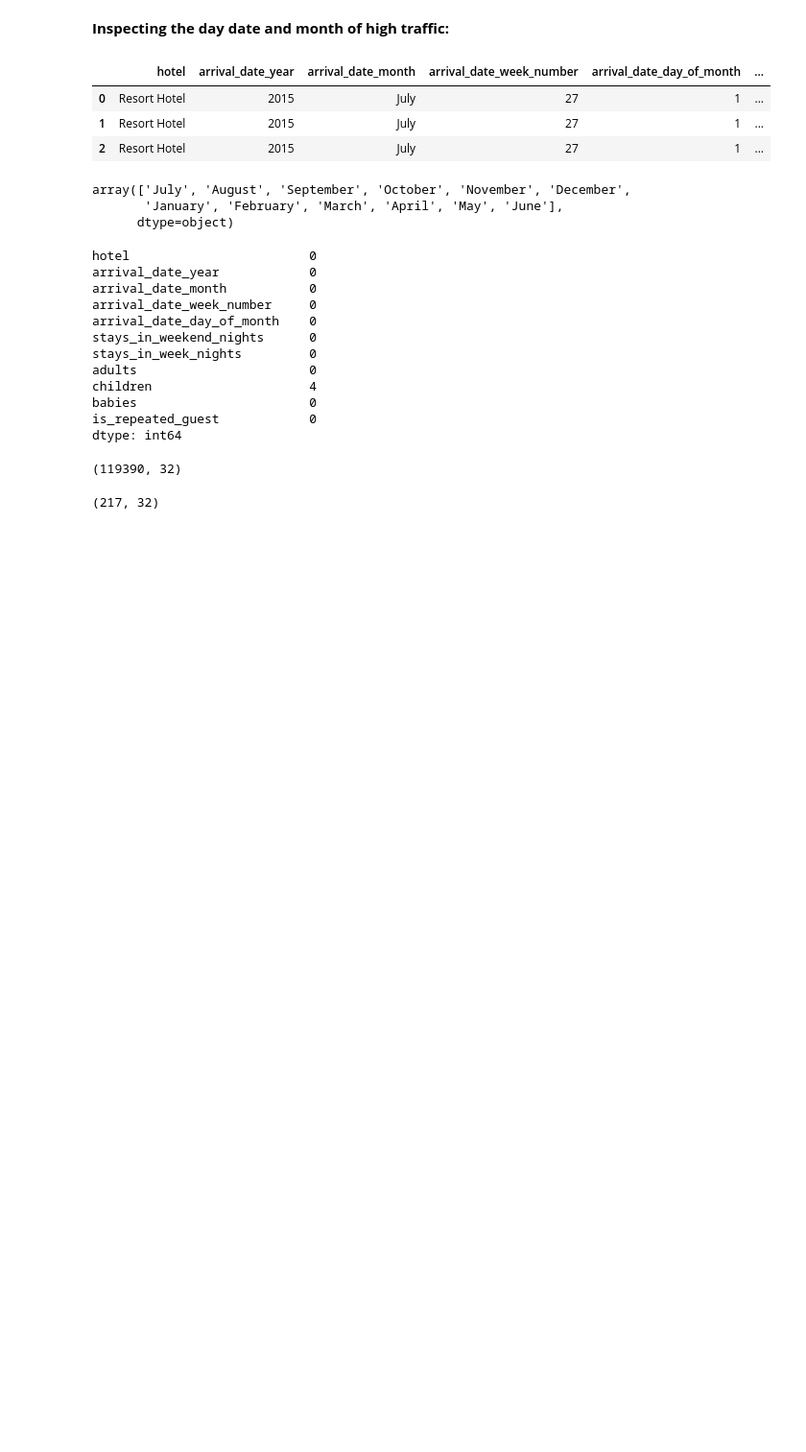
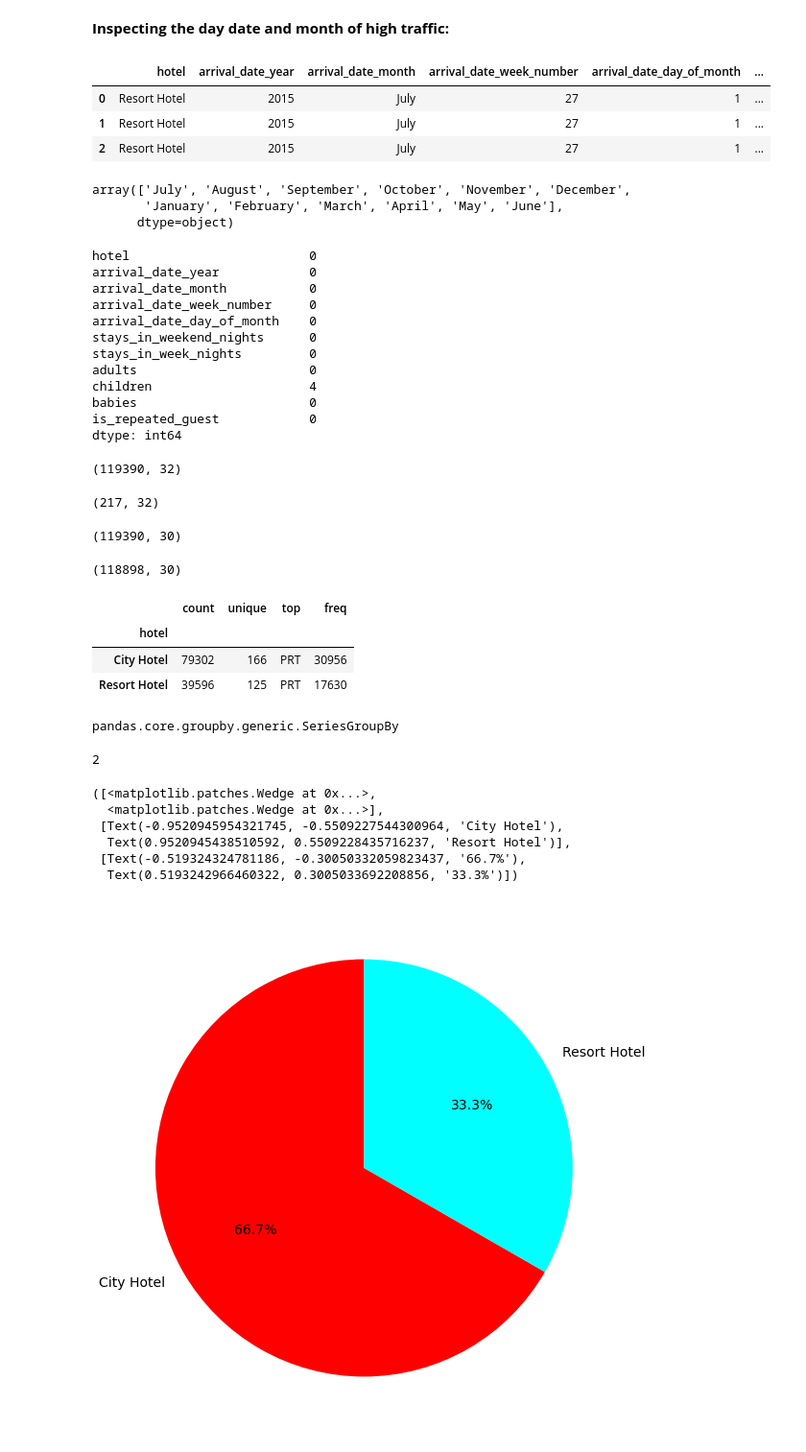
Before and after one commit to V-dit/EDA-hotel-booking-analysis, a Jupyter notebook: Hotel_Booking_Analysis_Capstone_Project.ipynb, the cells around one changed output. Shown at 96% size. Saved outputs shown, nothing was run; the diff lists cells and outputs as text; code cells hidden in the pictures; blank space fills up the shorter version.

```diff
--- a/Hotel_Booking_Analysis_Capstone_Project.ipynb
+++ b/Hotel_Booking_Analysis_Capstone_Project.ipynb
@@ -212,3 +212,53 @@ df_nonull.isna().sum()
 df_nonull.shape
 # %% [output]
 (217, 32)
+# %%
+# The above code seems to reduce the data to just (217,32). Hence, need to change the approach.
+# Let us first drop the columns with the maximum number of nan values., i.e. agent and company.
+df_nonull = hotel_df.copy()
+df_nonull = df_nonull.drop(['agent', 'company'], axis = 1)
+df_nonull.isna().sum() # The column country still contains 488 null values hence need to drop those rows.
+df_nonull.shape # The shape of (119390,30) is retained
+# %% [output]
+(119390, 30)
+# %%
+# Dropping the 488 rows containing NaN values in the 'country' column.
+df_nonull = df_nonull.dropna()
+df_nonull.shape
+# From this it came to my notice that 4 additional rows got deleted. This is because the column children contained 4 NaN values.
+# %% [output]
+(118898, 30)
+# %%
+# Now, let us continue with the task.
+# 1. Need to groupby the data wrt to hotel and country.
+hotel_country = df_nonull.groupby(['hotel'])['country']
+hotel_country.describe()
+# %% [output]
+|  | count | unique | top | freq |
+| hotel |  |  |  |  |
+| City Hotel | 79302 | 166 | PRT | 30956 |
+| Resort Hotel | 39596 | 125 | PRT | 17630 |
+# %%
+type(hotel_country)
+# %% [output]
+pandas.core.groupby.generic.SeriesGroupBy
+# %%
+len(hotel_country)
+# %% [output]
+2
+# %%
+# Plotting the data in pie chart as the bar chart doesn't quite well represent this.
+plt.rcParams['figure.figsize'] = 10,10
+labels = df_nonull['hotel'].value_counts().index.tolist()
+sizes = df_nonull['hotel'].value_counts().tolist()
+# explode = (0, 0.01)
+colors = ['red','cyan']
+plt.pie(sizes, labels=labels, colors=colors, autopct='%1.1f%%',startangle=90, textprops={'fontsize': 14})
+# %% [output]
+([<matplotlib.patches.Wedge at 0x...>,
+  <matplotlib.patches.Wedge at 0x...>],
+ [Text(-0.9520945954321745, -0.5509227544300964, 'City Hotel'),
+  Text(0.9520945438510592, 0.5509228435716237, 'Resort Hotel')],
+ [Text(-0.519324324781186, -0.30050332059823437, '66.7%'),
+  Text(0.5193242966460322, 0.3005033692208856, '33.3%')])
+[figure, added]
```
Also changed, not shown: parts of 5 cells of this notebook.
